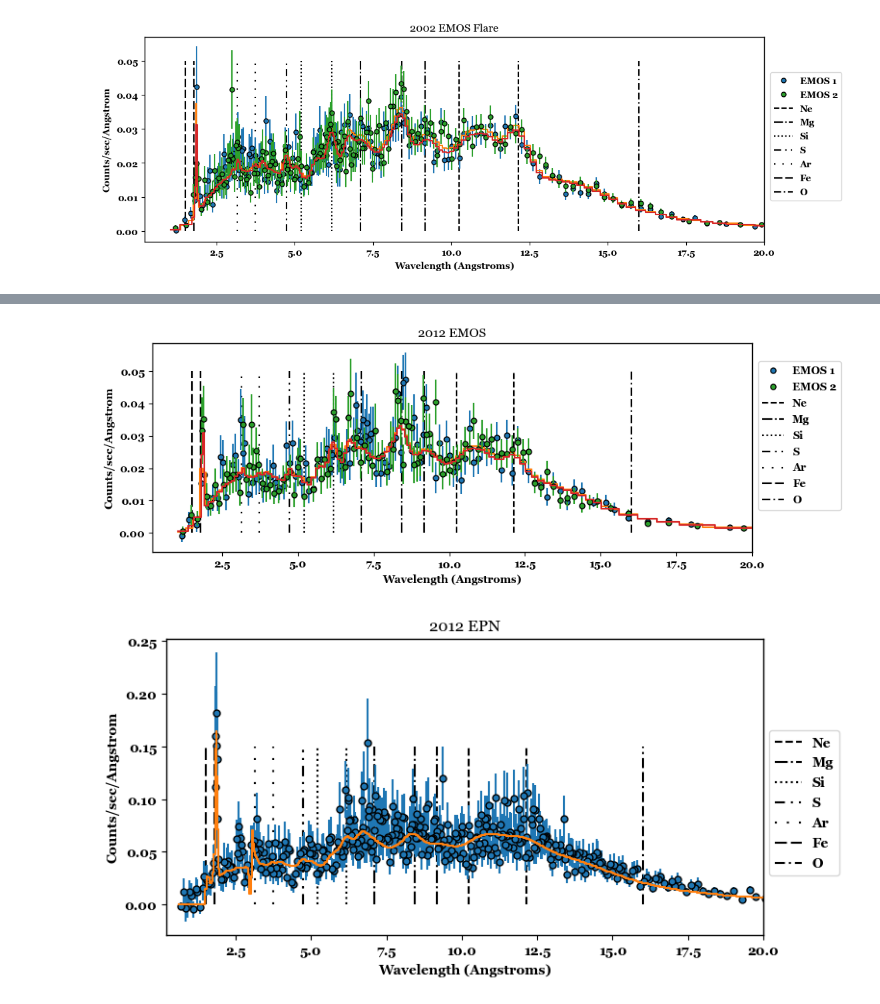
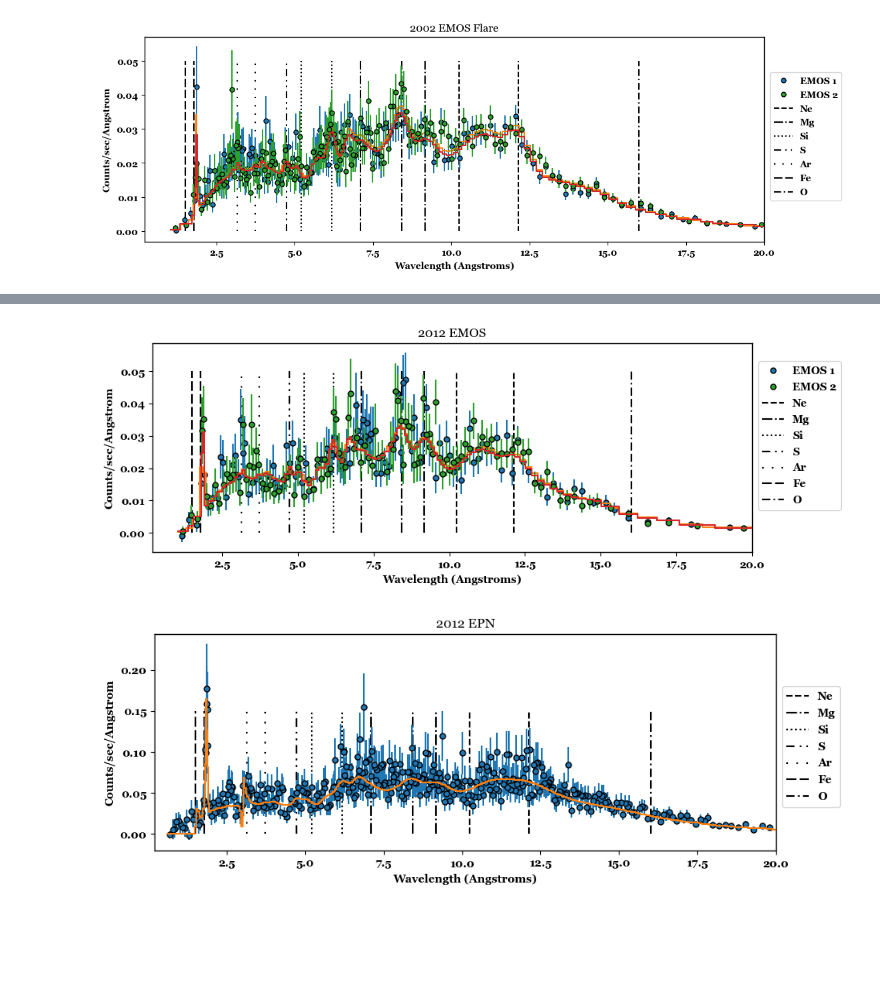
Before and after one commit to woodml/TaleOfTwoStars, a Jupyter notebook: Notebooks/Su_Aur/flare_fitting.ipynb, the cells around one changed output, grey strips where cells are left out. Cells and saved outputs as stored; diff of their text form; code cells hidden in the pictures; blank space fills up the shorter version.

```diff
--- a/Notebooks/Su_Aur/flare_fitting.ipynb
+++ b/Notebooks/Su_Aur/flare_fitting.ipynb
@@ -782,2 +564,0 @@ ui.set_source('2002_emos2', abs1*(v1) + abs2*(v2))
-# %%
-ui.set_xsabund('aspl')
@@ -791,10 +571,12 @@ for v in (v1, v2):
 # %%
 abs1.nH = 0.5
 abs2.nH = 0.25
-v1.kT =  1.0
-v2.kT =  3.0
-v1.norm = 0.001
-v2.norm = 0.001
+v1.kT = 0.5
+v2.kT = 1.0
+v3.kT = 4.0
+v1.norm = 0.0001
+v2.norm = 0.0001
+v3.norm = 0.0001
 
 v1.O  = 1.0
 v1.Ne = 1.0
@@ -808,7 +590,7 @@ v2.norm.frozen = 0
 v1.kT.frozen = 0
 v2.kT.frozen = 0
 
-v1.O.frozen  = 1
+v1.O.frozen  = 0
 v1.Ne.frozen = 0
 v1.Fe.frozen = 0
 
@@ -817,16 +599,15 @@ v1.Al = v1.Fe
 v1.Ca = v1.Fe
 v1.Mg = v1.Fe
 v1.Si = v1.Fe
-
-v1.Ni = v1.Mg
+v1.Ni = v1.Fe
 
 v1.C = v1.O
 v1.N = v1.O
+v1.S = v1.O
 
-for v in (v2):
+for v in (v2, v3):
     for p in v.pars[1:-1]:
         p.link = getattr(v1, p.name)
 # %%
-ui.set_method('levmar')
 ui.fit('2002_emos1', '2002_emos2')
 # %% [output]
@@ -986,4 +765,4 @@ output_2002.write('/Users/woodml/Documents/X-Ray/SU Aur/2002_flare_simple_fit_re
 # %%
-ui.set_source('2012_emos1', ui.xsphabs.abs1*(ui.xsvapec.v1) + ui.xsphabs.abs2*(ui.xsvapec.v2))
-ui.set_source('2012_emos2', abs1*(v1)  + abs2*(v2))
-ui.set_source('2012_epn', abs1*(v1)  + abs2*(v2))
+ui.set_source('2012_emos1', ui.xsphabs.abs1*(ui.xsvapec.v1 + ui.xsvapec.v2) + ui.xsphabs.abs2*(ui.xsvapec.v3))
+ui.set_source('2012_emos2', abs1*(v1 + v2)  + abs2*(v3))
+ui.set_source('2012_epn', abs1*(v1 + v2)  + abs2*(v3))
@@ -1071,35 +853,35 @@ plt.xlim(0.2, 20)
 plt.vlines([12.135, 10.239],         0, 0.05, 'k','--', label='Ne')
 plt.vlines([8.4245, 7.1069, 9.1688], 0, 0.05, 'k','-.', label='Mg')
 plt.vlines([6.18, 5.21],             0, 0.05, 'k',':', label='Si')
 plt.vlines([4.7273, 4.7327],         0, 0.05, 'k',(0,(5,3,1,3,1,3)), label='S')
 plt.vlines([3.7311, 3.15],           0, 0.05, 'k',(0,(1,5)), label='Ar')
 plt.vlines([1.778, 1.5024],          0, 0.05, 'k',(0,(6,2)), label='Fe')
 plt.vlines([16.006],                 0, 0.05, 'k',(0,(5,2,1,2,5,2)), label='O')
 plt.xlabel('Wavelength (Angstroms)')
 plt.title('2012 EMOS')
 plt.legend(loc=(1.01, 0.2))
 plt.show()
 
-plt.figure(figsize=(8,4))
+plt.figure(figsize=(10,3.5))
 ui.plot_fit('2012_epn')
 g = plt.gcf().axes
 g[0].lines[1].set_markersize(10)
 g[0].lines[1].set_markeredgecolor('k')
 plt.xlim(0.2, 20)
 plt.vlines([12.135, 10.239],         0, 0.15, 'k','--', label='Ne')
 plt.vlines([8.4245, 7.1069, 9.1688], 0, 0.15, 'k','-.', label='Mg')
 plt.vlines([6.18, 5.21],             0, 0.15, 'k',':', label='Si')
 plt.vlines([4.7273, 4.7327],         0, 0.15, 'k',(0,(5,3,1,3,1,3)), label='S')
 plt.vlines([3.7311, 3.15],           0, 0.15, 'k',(0,(1,5)), label='Ar')
 plt.vlines([1.78, 1.50],             0, 0.15, 'k',(0,(6,2)), label='Fe')
 plt.vlines([16.006],                 0, 0.15, 'k',(0,(5,2,1,2,5,2)), label='O')
 plt.xlabel('Wavelength (Angstroms)')
 plt.title('2012 EPN')
 plt.legend(loc=(1.01, 0.2))
 plt.show()
 # %% [output]
 [figure]
-[figure, old version]
+[figure, new version]
 # %%
 ui.covar('2012_emos1','2012_emos2', '2012_epn')
 cov = ui.get_covar_results()
```
Also changed, not shown: parts of 28 cells of this notebook, 2 other files.
